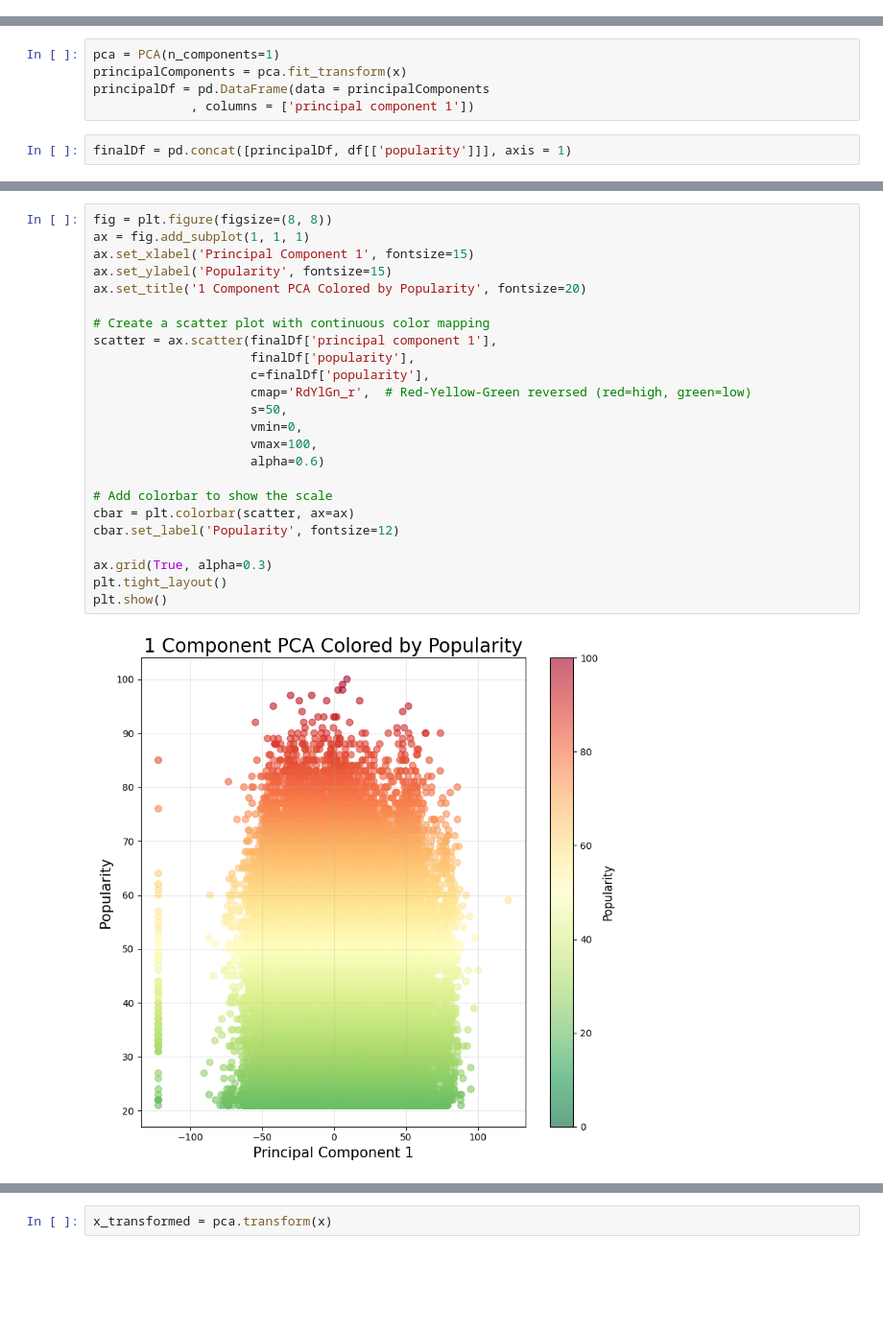
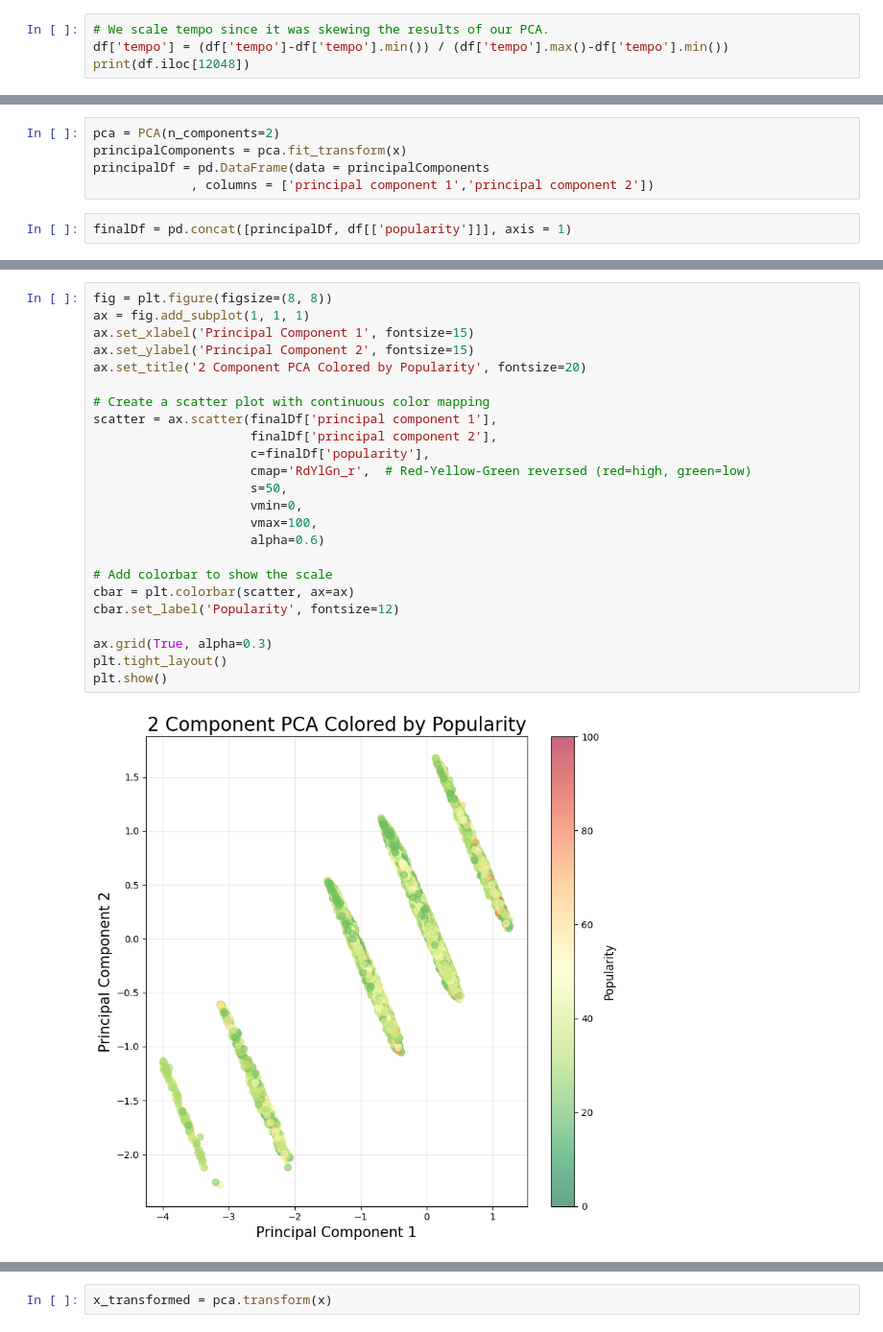
Before and after one commit to matthewsj17/Spotify-Data-Analysis-DSCI300-Project, a Jupyter notebook: DSCI300_Final.ipynb, the cells around one changed output, grey strips where cells are left out. Shown at 96% size. Drawn from its saved outputs; the diff is of its cells as text; blank space fills up the shorter version.

```diff
--- a/DSCI300_Final.ipynb
+++ b/DSCI300_Final.ipynb
@@ -1283,0 +1293,4 @@ Interestingly, the more neighbors we while being closer to the actual predictor
+# %%
+# We scale tempo since it was skewing the results of our PCA.
+df['tempo'] = (df['tempo']-df['tempo'].min()) / (df['tempo'].max()-df['tempo'].min())
+print(df.iloc[12048])
@@ -1298,10 +1324,10 @@ x = df.loc[:, features].values
 # separating out the target
 y = df.loc[:,['popularity']].values
 # %%
-pca = PCA(n_components=1)
+pca = PCA(n_components=2)
 principalComponents = pca.fit_transform(x)
 principalDf = pd.DataFrame(data = principalComponents
-             , columns = ['principal component 1'])
+             , columns = ['principal component 1','principal component 2'])
 # %%
 finalDf = pd.concat([principalDf, df[['popularity']]], axis = 1)
 # %%
@@ -1323,27 +1349,27 @@ Total variance explained: 0.9992505351877551
 # %%
 fig = plt.figure(figsize=(8, 8))
 ax = fig.add_subplot(1, 1, 1)
 ax.set_xlabel('Principal Component 1', fontsize=15)
-ax.set_ylabel('Popularity', fontsize=15)
-ax.set_title('1 Component PCA Colored by Popularity', fontsize=20)
+ax.set_ylabel('Principal Component 2', fontsize=15)
+ax.set_title('2 Component PCA Colored by Popularity', fontsize=20)
 
 # Create a scatter plot with continuous color mapping
 scatter = ax.scatter(finalDf['principal component 1'],
-                     finalDf['popularity'],
+                     finalDf['principal component 2'],
                      c=finalDf['popularity'],
                      cmap='RdYlGn_r',  # Red-Yellow-Green reversed (red=high, green=low)
                      s=50,
                      vmin=0,
                      vmax=100,
                      alpha=0.6)
 
 # Add colorbar to show the scale
 cbar = plt.colorbar(scatter, ax=ax)
 cbar.set_label('Popularity', fontsize=12)
 
 ax.grid(True, alpha=0.3)
 plt.tight_layout()
 plt.show()
 # %% [output]
-[figure, old version]
+[figure, new version]
 # %% [markdown]
```
Also changed, not shown: parts of 71 cells of this notebook.
